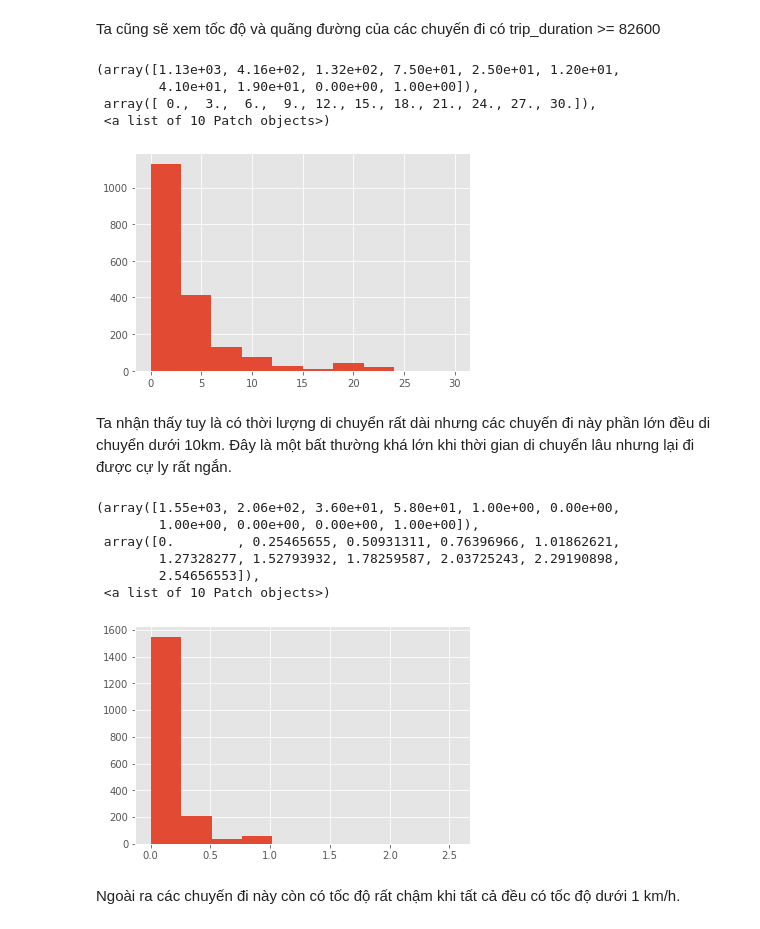
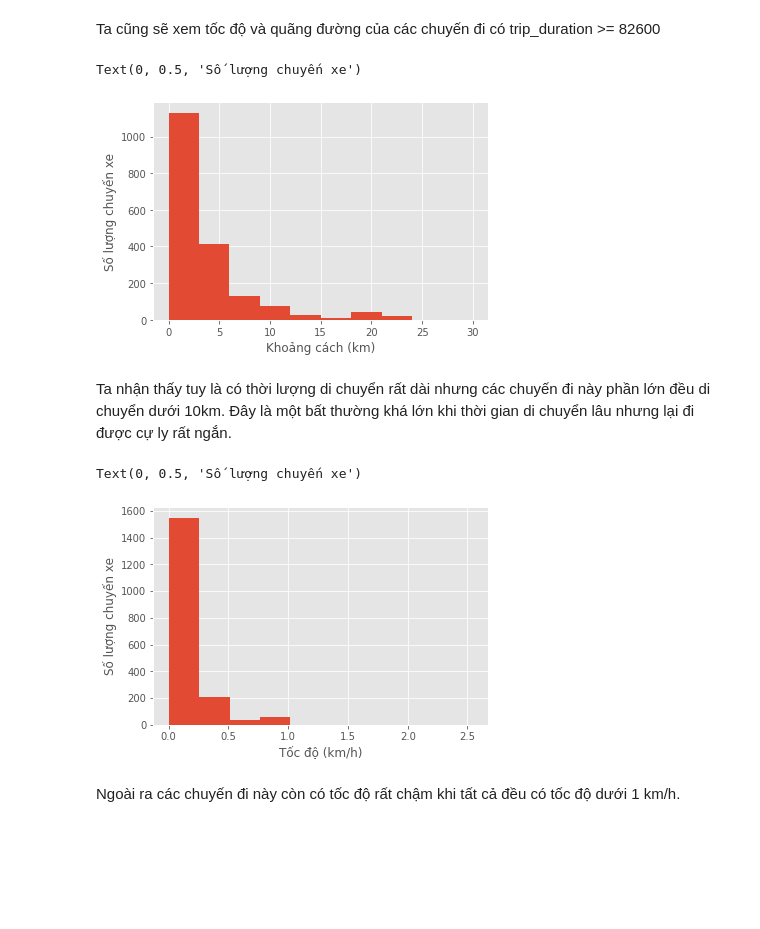
Before and after one commit to trunghq0205/Python4DS, a Jupyter notebook: final_project_report.ipynb, the cells around one changed output. Cells and saved outputs as stored; diff of their text form; code cells hidden in the pictures; blank space fills up the shorter version.

```diff
--- a/final_project_report.ipynb
+++ b/final_project_report.ipynb
@@ -418,24 +414,20 @@ Text(0, 0.5, 'count')
 Ta cũng sẽ xem tốc độ và quãng đường của các chuyến đi có trip_duration >= 82600
 # %%
 plt.hist(taxi_df[taxi_df['trip_duration'] >= 82600]['distance'], range=(0,30))
+plt.xlabel('Khoảng cách (km)')
+plt.ylabel('Số lượng chuyến xe')
 # %% [output]
-(array([1.13e+03, 4.16e+02, 1.32e+02, 7.50e+01, 2.50e+01, 1.20e+01,
-        4.10e+01, 1.90e+01, 0.00e+00, 1.00e+00]),
- array([ 0.,  3.,  6.,  9., 12., 15., 18., 21., 24., 27., 30.]),
- <a list of 10 Patch objects>)
+Text(0, 0.5, 'Số lượng chuyến xe')
-[figure, old version]
+[figure, new version]
 # %% [markdown]
 Ta nhận thấy tuy là có thời lượng di chuyển rất dài nhưng các chuyến đi này phần lớn đều di chuyển dưới 10km. Đây là một bất thường khá lớn khi thời gian di chuyển lâu nhưng lại đi được cự ly rất ngắn.
 # %%
 plt.hist(taxi_df[taxi_df['trip_duration'] >= 82600]['speed'])
+plt.xlabel('Tốc độ (km/h)')
+plt.ylabel('Số lượng chuyến xe')
 # %% [output]
-(array([1.55e+03, 2.06e+02, 3.60e+01, 5.80e+01, 1.00e+00, 0.00e+00,
-        1.00e+00, 0.00e+00, 0.00e+00, 1.00e+00]),
- array([0.        , 0.25465655, 0.50931311, 0.76396966, 1.01862621,
-        1.27328277, 1.52793932, 1.78259587, 2.03725243, 2.29190898,
-        2.54656553]),
- <a list of 10 Patch objects>)
+Text(0, 0.5, 'Số lượng chuyến xe')
-[figure, old version]
+[figure, new version]
 # %% [markdown]
 Ngoài ra các chuyến đi này còn có tốc độ rất chậm khi tất cả đều có tốc độ dưới 1 km/h.
 # %% [markdown]
```
Also changed, not shown: parts of 34 cells of this notebook.
